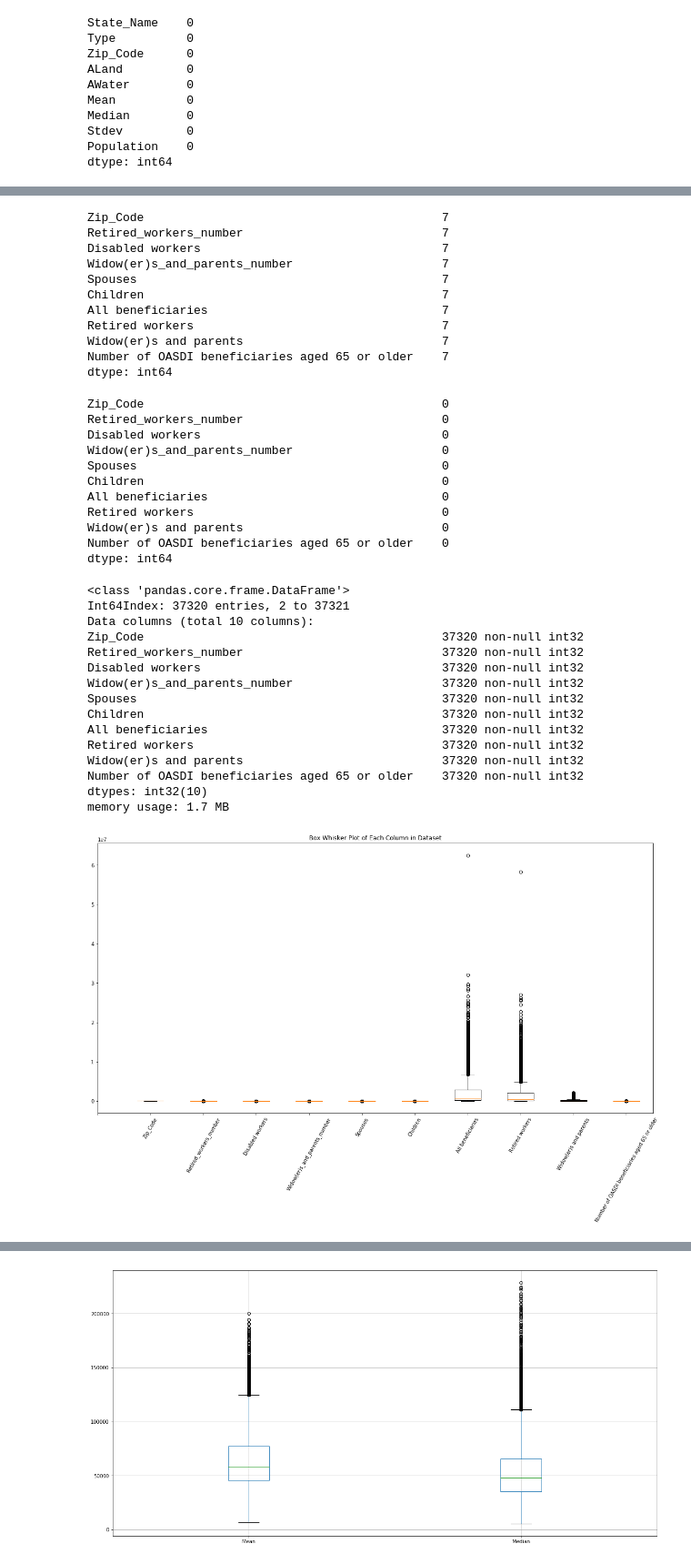
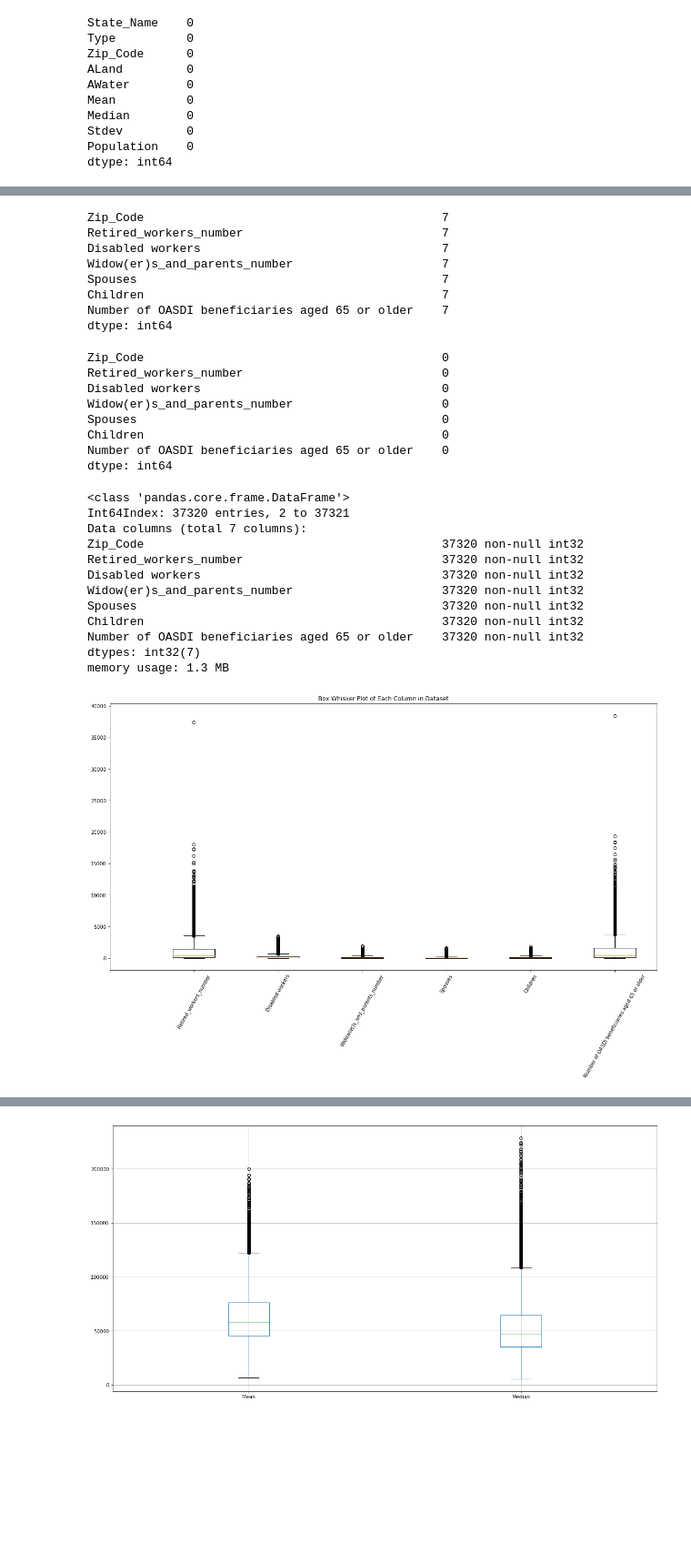
Before and after one commit to omerhakim/Prediction-of-Median-Income-in-the-US, a Jupyter notebook: Mod_3_project.ipynb, the cells around one changed output, grey strips where cells are left out. Shown: that part at 91% size. Cells and saved outputs as stored; diff of their text form; code cells hidden in the pictures; blank space fills up the shorter version.

```diff
--- a/Mod_3_project.ipynb
+++ b/Mod_3_project.ipynb
@@ -130,5 +140,5 @@ df4.head(3)
 # %%
-df4 = df4.drop('Unnamed: 2',axis = 1)
+df4 = df4.drop(['Unnamed: 2','Unnamed: 8'],axis = 1)
 # %%
 df4.at[1, 'Number of beneficiaries with benefits in current-payment status and total monthly benefits, December 2017'] = 'State or area'
 df4.at[1, 'Unnamed: 1'] = 'Zip_Code'
@@ -158,5 +166,0 @@ df4.head(2)
-# %%
-df4['All beneficiaries'] = df4['All beneficiaries']*1000
-df4['Retired workers'] = df4['Retired workers']*1000
-df4['Widow(er)s and parents'] = df4['Widow(er)s and parents']*1000
-df4.head(2)
@@ -167,3 +167,5 @@ df4.head(2)
+# %%
+df4 = df4.drop(['Retired workers', 'Widow(er)s and parents'],axis = 1)
 # %%
 df4.info()
 # %% [output]
@@ -199,9 +197,6 @@ Disabled workers                                  7
 Widow(er)s_and_parents_number                     7
 Spouses                                           7
 Children                                          7
-All beneficiaries                                 7
-Retired workers                                   7
-Widow(er)s and parents                            7
 Number of OASDI beneficiaries aged 65 or older    7
 dtype: int64
 # %%
@@ -214,9 +209,6 @@ Disabled workers                                  0
 Widow(er)s_and_parents_number                     0
 Spouses                                           0
 Children                                          0
-All beneficiaries                                 0
-Retired workers                                   0
-Widow(er)s and parents                            0
 Number of OASDI beneficiaries aged 65 or older    0
 dtype: int64
 # %%
@@ -227,27 +219,27 @@ df4.info()
 # %% [output]
 <class 'pandas.core.frame.DataFrame'>
 Int64Index: 37320 entries, 2 to 37321
-Data columns (total 10 columns):
+Data columns (total 7 columns):
 Zip_Code                                          37320 non-null int32
 Retired_workers_number                            37320 non-null int32
 Disabled workers                                  37320 non-null int32
 Widow(er)s_and_parents_number                     37320 non-null int32
 Spouses                                           37320 non-null int32
 Children                                          37320 non-null int32
-All beneficiaries                                 37320 non-null int32
-Retired workers                                   37320 non-null int32
-Widow(er)s and parents                            37320 non-null int32
 Number of OASDI beneficiaries aged 65 or older    37320 non-null int32
-dtypes: int32(10)
-memory usage: 1.7 MB
+dtypes: int32(7)
+memory usage: 1.3 MB
 # %%
+list_for_box = list(df4.columns.values)
+list_for_box.pop(0)
+
 # Create a Box Whisker Plot of each column
 plt.figure(figsize=(20, 10))
-plt.boxplot([df4[col] for col in df4.columns])
+plt.boxplot([df4[col] for col in df4.columns if col!='Zip_Code' ])
 plt.title("Box Whisker Plot of Each Column in Dataset")
-plt.xticks(range(len(df4.columns.values)+1), ['']+list(df4.columns.values), rotation=60)
+plt.xticks(range(len(df4.columns.values)), ['']+list_for_box, rotation=60)
 plt.show()
 # %% [output]
-[figure, old version]
+[figure, new version]
 # %%
 for col in df4.columns:
```
Also changed, not shown: parts of 62 cells of this notebook, 1 other file.
